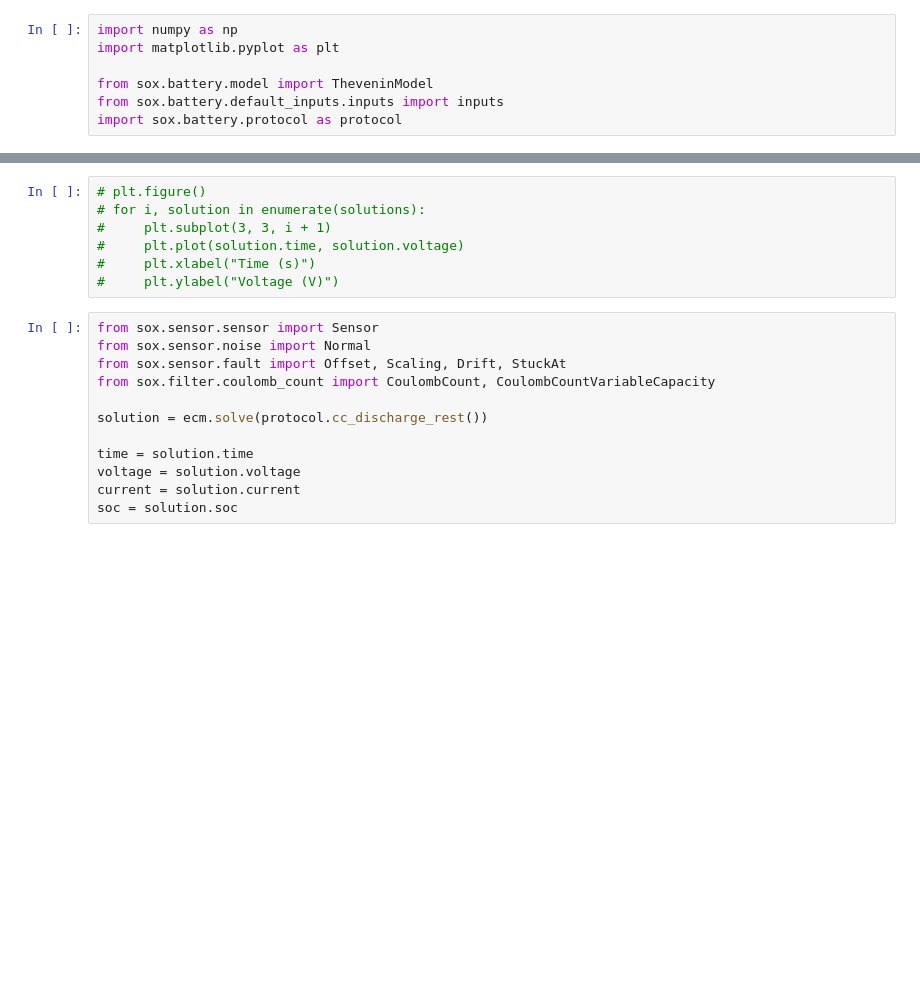
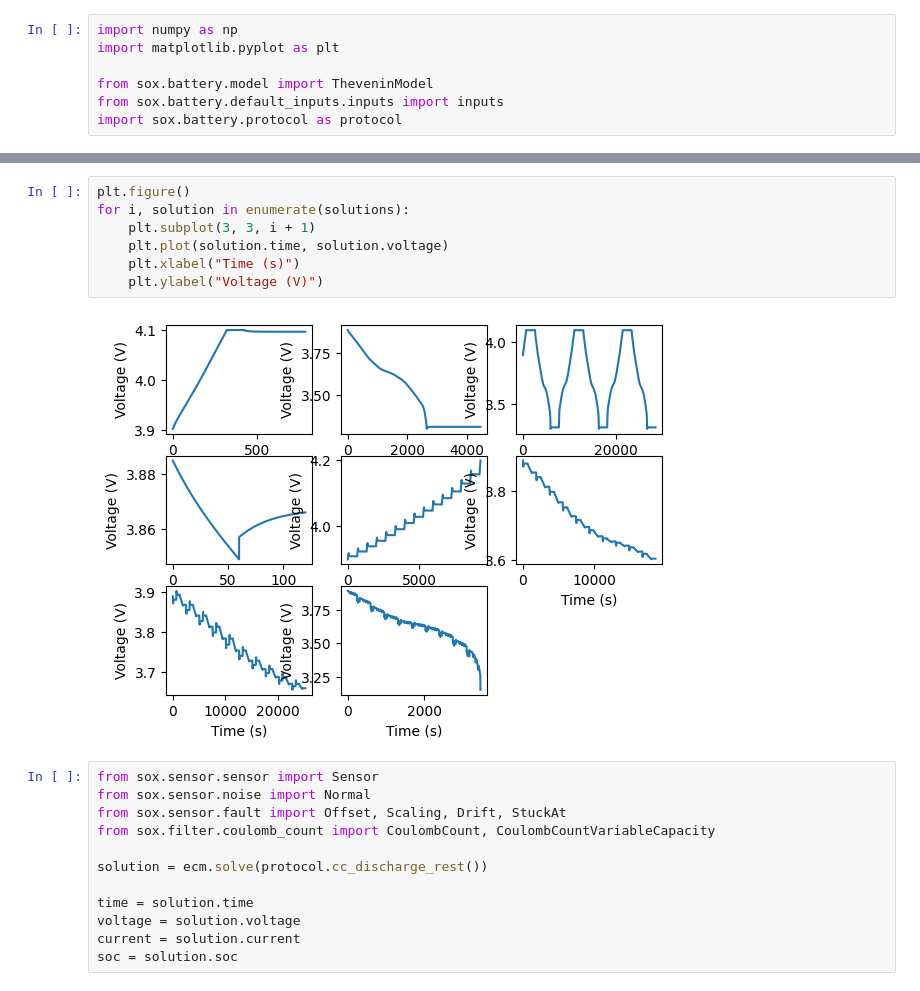
Before and after one commit to ahemmatifar/sox, a Jupyter notebook: src/sox/tutorial.ipynb, the cells around one changed output, grey strips where cells are left out. Cells and saved outputs as stored; diff of their text form; blank space fills up the shorter version.

```diff
--- a/src/sox/tutorial.ipynb
+++ b/src/sox/tutorial.ipynb
@@ -34,10 +47,12 @@ ecm = TheveninModel(inputs)
 # %%
-# plt.figure()
-# for i, solution in enumerate(solutions):
-#     plt.subplot(3, 3, i + 1)
-#     plt.plot(solution.time, solution.voltage)
-#     plt.xlabel("Time (s)")
-#     plt.ylabel("Voltage (V)")
+plt.figure()
+for i, solution in enumerate(solutions):
+    plt.subplot(3, 3, i + 1)
+    plt.plot(solution.time, solution.voltage)
+    plt.xlabel("Time (s)")
+    plt.ylabel("Voltage (V)")
+# %% [output]
+[figure, added]
 # %%
 from sox.sensor.sensor import Sensor
 from sox.sensor.noise import Normal
```
Also changed, not shown: parts of 3 cells of this notebook, 2 other files.
